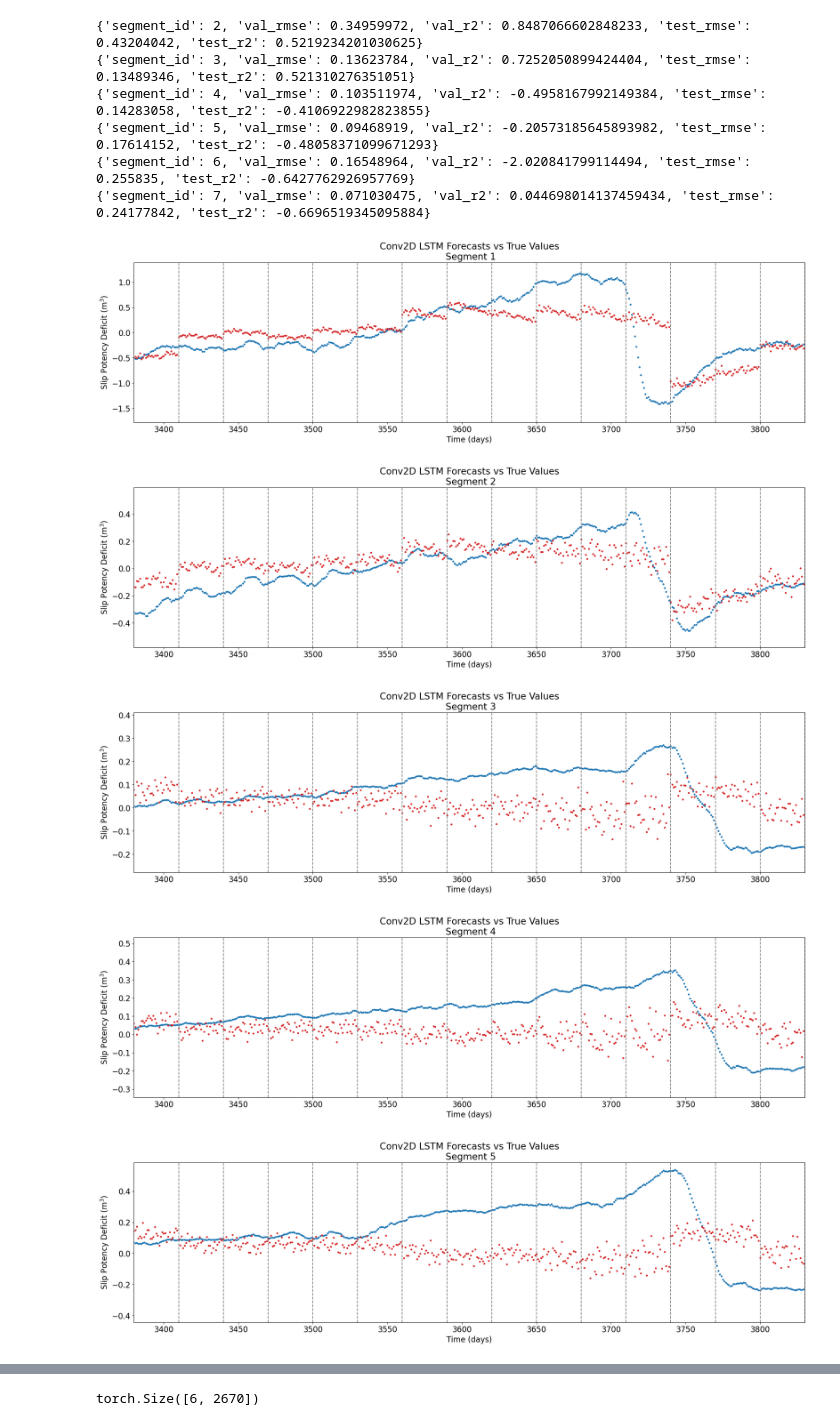
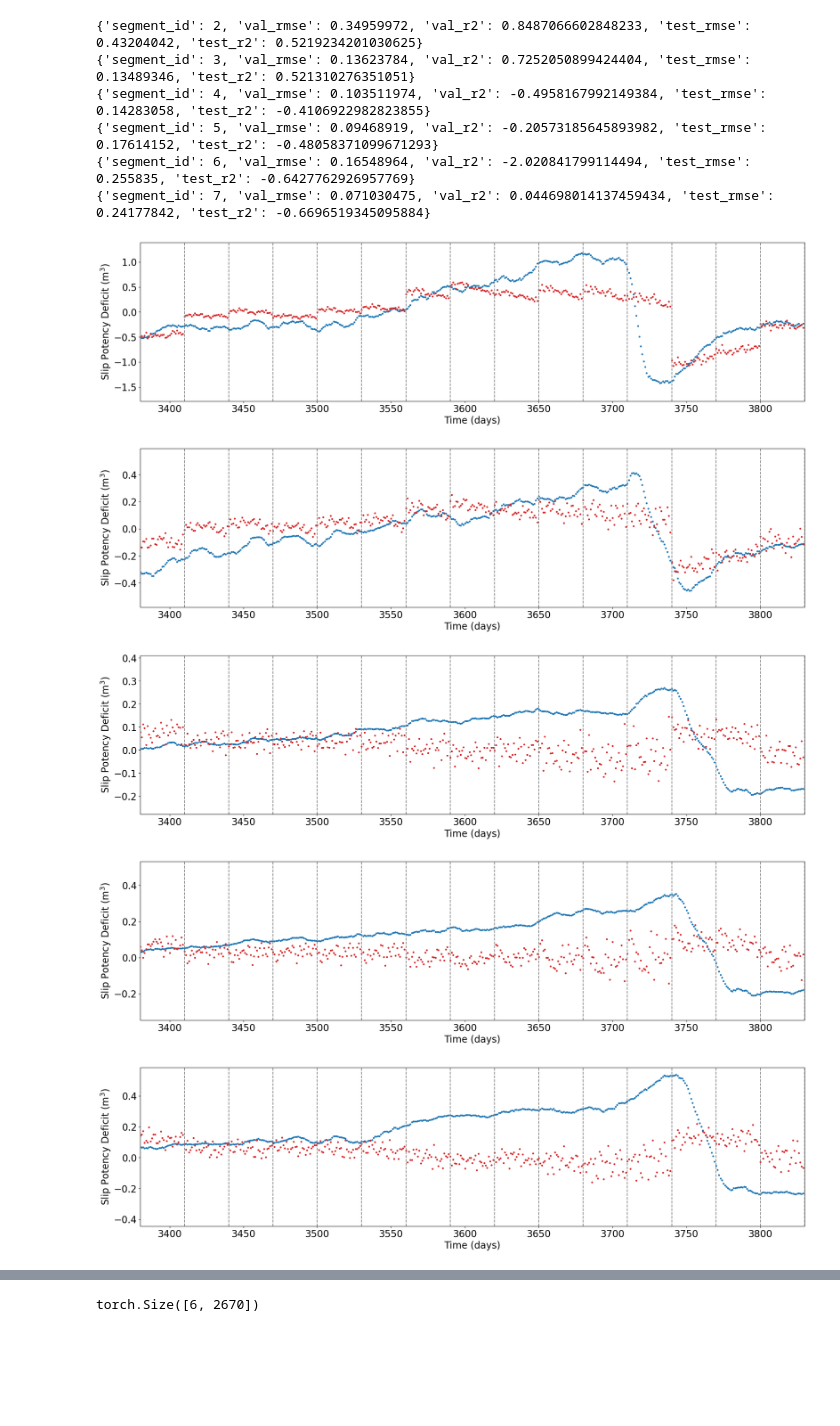
Before and after one commit to ai4er-cdt/earthquake-predictability, a Jupyter notebook: notebooks/PN341 006 - Conv2D LSTM - Cascadia.ipynb, the cells around one changed output, grey strips where cells are left out. Drawn from its saved outputs; the diff is of its cells as text; code cells hidden in the pictures; blank space fills up the shorter version.

```diff
--- a/notebooks/PN341 006 - Conv2D LSTM - Cascadia.ipynb
+++ b/notebooks/PN341 006 - Conv2D LSTM - Cascadia.ipynb
@@ -225,5 +224,5 @@ plot_metric_results(
 # %%
-TITLE = "Conv2D LSTM Forecasts vs True Values"
+TITLE = ""
 X_LABEL = "Time (days)"
 Y_LABEL = "Slip Potency Deficit (m$^3$)"
 ith_segment = 1
@@ -297,21 +296,21 @@ for segment_idx in range(n_segments):
 # %%
 for segment_idx in range(n_segments):
     plot_all_data_results(
         data_dict,
         results_dict,
         LOOKBACK,
         FORECAST,
-        TITLE
-        + f"\n Segment {segment_idx+1}",  # 2 for actual count starting from 1
+        TITLE,
+        # + f"\n Segment {segment_idx+1}",  # 2 for actual count starting from 1
         X_LABEL,
         Y_LABEL,
         ZOOM_WINDOW,
         segment_idx,
         plot_type="scatter",
     )
 # %% [output]
-[figure, old version]
+[figure, new version]
-[figure, old version]
+[figure, new version]
-[figure, old version]
+[figure, new version]
-[figure, old version]
+[figure, new version]
-[figure, old version]
+[figure, new version]
```
Also changed, not shown: parts of 11 cells of this notebook, 4 other files.
